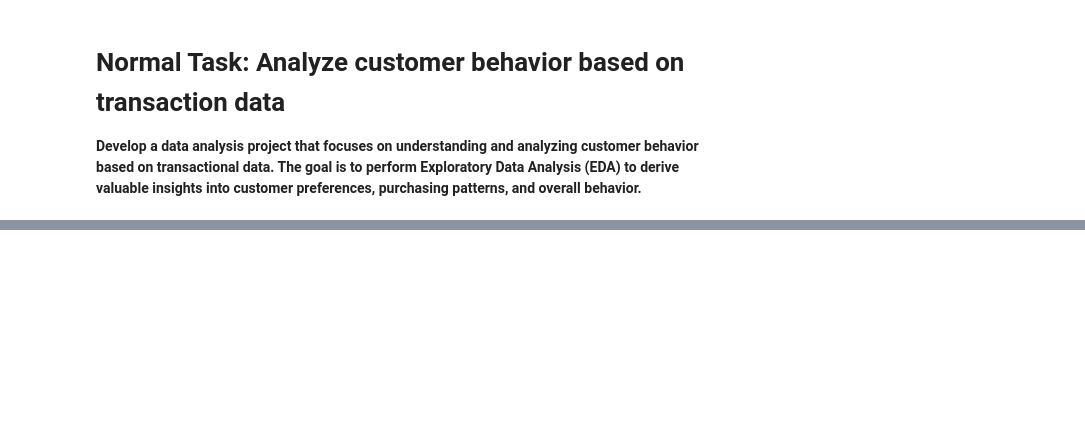
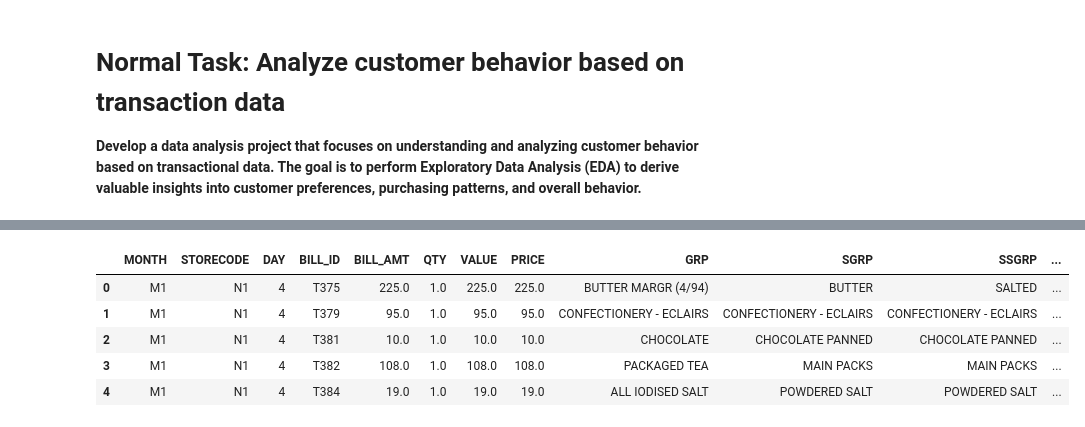
Before and after one commit to tedoaba/CodersCaveInternship, a Jupyter notebook: normal-task-phase-1-analyze-social-media-data.ipynb, the cells around one changed output, grey strips where cells are left out. Cells and saved outputs as stored; diff of their text form; code cells hidden in the pictures; blank space fills up the shorter version.

Commit message:
Kaggle Notebook | Normal Task Phase 1: Analyze social media data   | Task Description of the overall project steps

```diff
--- a/normal-task-phase-1-analyze-social-media-data.ipynb
+++ b/normal-task-phase-1-analyze-social-media-data.ipynb
@@ -26,0 +104,11 @@ data.shape, data1.shape, data2.shape, data3.shape
+# %%
+# Upload the working data
+df = pd.read_csv('/kaggle/input/store-transaction-data/Hackathon_Working_Data.csv')
+df.head()
+# %% [output]
+|  | MONTH | STORECODE | DAY | BILL_ID | BILL_AMT | QTY | VALUE | PRICE | GRP | SGRP | SSGRP | ... |
+| 0 | M1 | N1 | 4 | T375 | 225.0 | 1.0 | 225.0 | 225.0 | BUTTER MARGR (4/94) | BUTTER | SALTED | ... |
+| 1 | M1 | N1 | 4 | T379 | 95.0 | 1.0 | 95.0 | 95.0 | CONFECTIONERY - ECLAIRS | CONFECTIONERY - ECLAIRS | CONFECTIONERY - ECLAIRS | ... |
+| 2 | M1 | N1 | 4 | T381 | 10.0 | 1.0 | 10.0 | 10.0 | CHOCOLATE | CHOCOLATE PANNED | CHOCOLATE PANNED | ... |
+| 3 | M1 | N1 | 4 | T382 | 108.0 | 1.0 | 108.0 | 108.0 | PACKAGED TEA | MAIN PACKS | MAIN PACKS | ... |
+| 4 | M1 | N1 | 4 | T384 | 19.0 | 1.0 | 19.0 | 19.0 | ALL IODISED SALT | POWDERED SALT | POWDERED SALT | ... |
```
Also changed, not shown: parts of 21 cells of this notebook.
